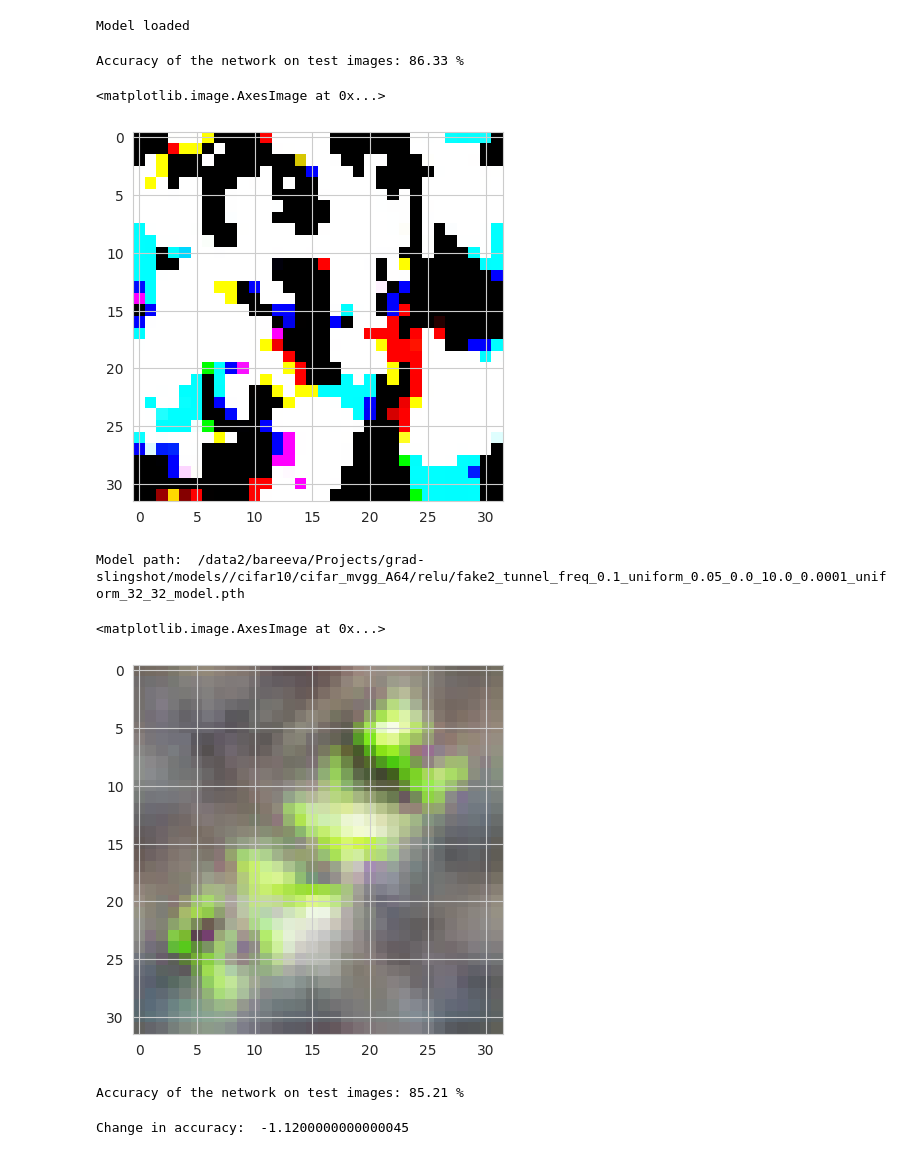
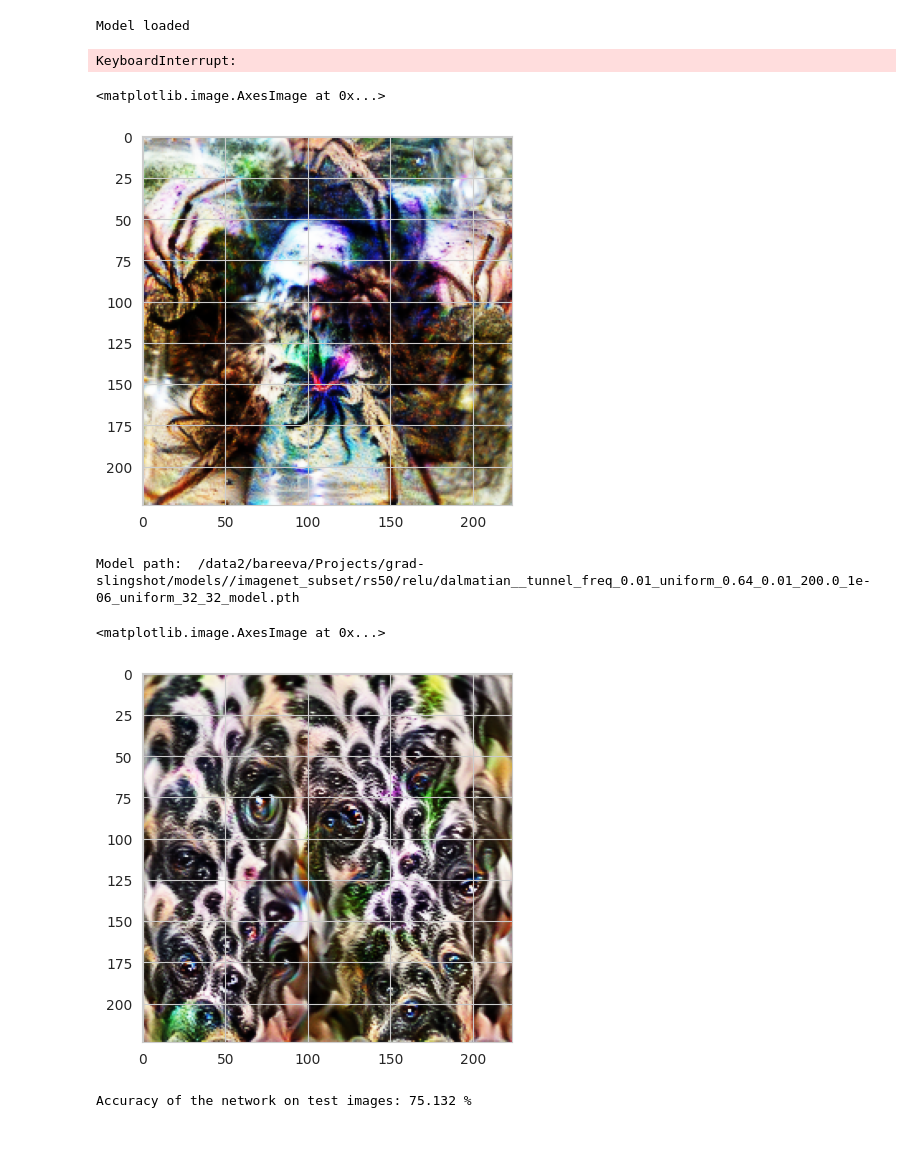
Before and after one commit to dilyabareeva/grad_slingshot, a Jupyter notebook: notebooks/before_after.ipynb, the cells around one changed output. Saved outputs shown, nothing was run; the diff lists cells and outputs as text; code cells hidden in the pictures.

```diff
--- a/notebooks/before_after.ipynb
+++ b/notebooks/before_after.ipynb
@@ -30,7 +30,7 @@ Pre-epochs for data2/bareeva/Projects/man_am//miniimagenet/relu/dalmatian_exp_fr
 
 39
 # %%
-config_name = "config_cifar"
+config_name = "config_rs50_dalmatian_tunnel"
 with initialize(version_base=None, config_path="../config"):
     cfg = compose(
         config_name=config_name,
@@ -53,8 +53,6 @@ if class_dict_file is not None:
     class_dict_file = "." + class_dict_file
 if "subset" in cfg.data.load_function:
     cfg.data.load_function.subset = "." + cfg.data.load_function.subset
-if "add_subset" in cfg.data.load_function:
-    cfg.data.load_function.add_subset = "." + cfg.data.load_function.add_subset
 fv_sd = float(cfg.fv_sd)
 fv_dist = cfg.fv_dist
 fv_domain = cfg.fv_domain
@@ -171,7 +169,7 @@ test_loader = torch.utils.data.DataLoader(
 )
 before_acc = evaluate(model, test_loader, device)
 # %% [output]
-Accuracy of the network on test images: 86.33 %
+KeyboardInterrupt:
 # %%
 img, _, tstart = feature_visualisation(
     net=model,
@@ -191,7 +189,7 @@ img, _, tstart = feature_visualisation(
 plt.imshow(img[0].permute(1, 2, 0).detach().cpu().numpy())
 # %% [output]
 <matplotlib.image.AxesImage at 0x...>
-[figure, old version]
+[figure, new version]
 # %%
 torchvision.utils.save_image(img[0], f"../results/figures/{config_name}_original.png")
 # %%
@@ -205,7 +203,7 @@ layer_str = default_layer_str
 path = path_from_cfg(cfg)
 print("Model path: ", path)
 # %% [output]
-Model path:  /data2/bareeva/Projects/grad-slingshot/models//cifar10/cifar_mvgg_A64/relu/fake2_tunnel_freq_0.1_uniform_0.05_0.0_10.0_0.0001_uniform_32_32_model.pth
+Model path:  /data2/bareeva/Projects/grad-slingshot/models//imagenet_subset/rs50/relu/dalmatian__tunnel_freq_0.01_uniform_0.64_0.01_200.0_1e-06_uniform_32_32_model.pth
 # %%
 model_dict = torch.load(path, map_location=torch.device(device))
 target_model.load_state_dict(model_dict["model"])
@@ -216,21 +214,21 @@ dreamer.set_custom_transforms(transforms.Compose(image_transforms))
 # %%
 img, _, tstart = feature_visualisation(
     net=target_model,
     noise_dataset=noise_dataset,
     man_index=target_neuron,
     lr=cfg.eval_lr,
     n_steps=cfg.eval_nsteps,
     init_mean=torch.tensor([]),
     save_list=[],
     target_act_fn=target_act_fn,
-    #tf=transforms.Compose(image_transforms),
-    #adam=True,
+    tf=transforms.Compose(image_transforms),
+    adam=True,
     grad_clip=1.0,
     layer_str=default_layer_str,
     device=device,
 )
 plt.imshow(img[0].permute(1, 2, 0).detach().cpu().numpy())
 # %% [output]
 <matplotlib.image.AxesImage at 0x...>
-[figure, old version]
+[figure, new version]
 # %%
@@ -238,8 +238,6 @@ torchvision.utils.save_image(img[0], f"../results/figures/{config_name}_manipula
 # %%
 after_acc = evaluate(target_model, test_loader, device)
 # %% [output]
-Accuracy of the network on test images: 85.21 %
+Accuracy of the network on test images: 75.132 %
 # %%
 print("Change in accuracy: ", after_acc - before_acc)
-# %% [output]
-Change in accuracy:  -1.1200000000000045
```
Also changed, not shown: parts of 3 cells of this notebook, 32 other files.
